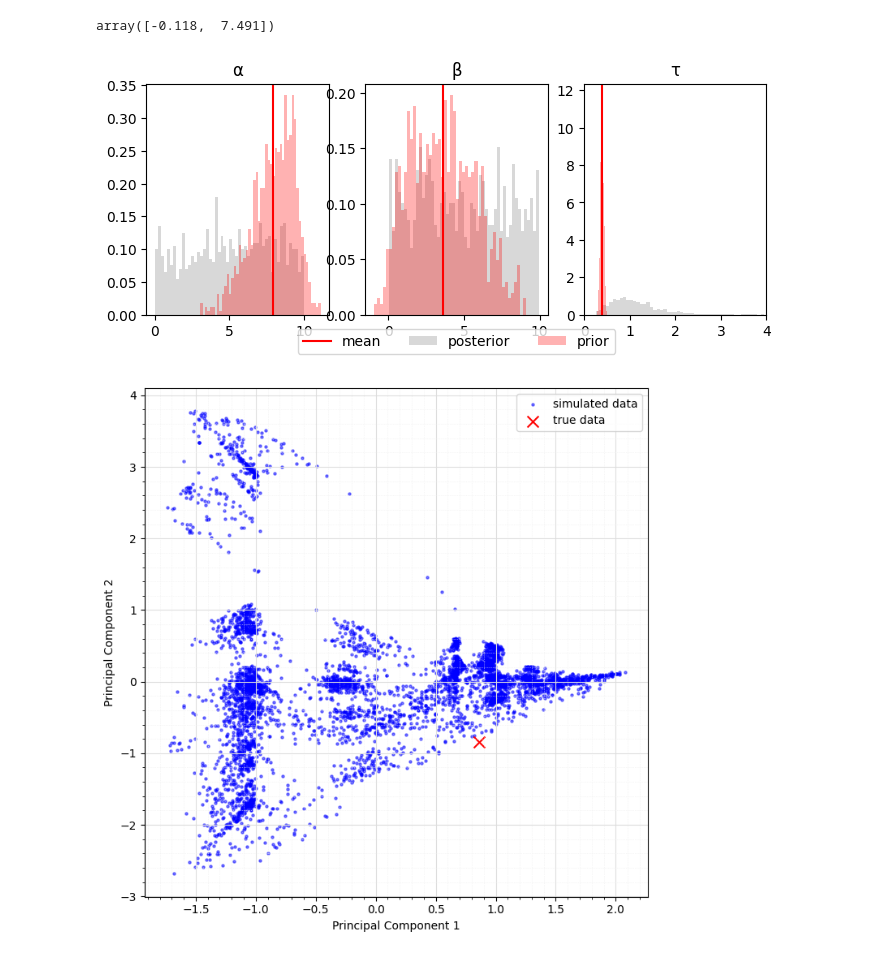
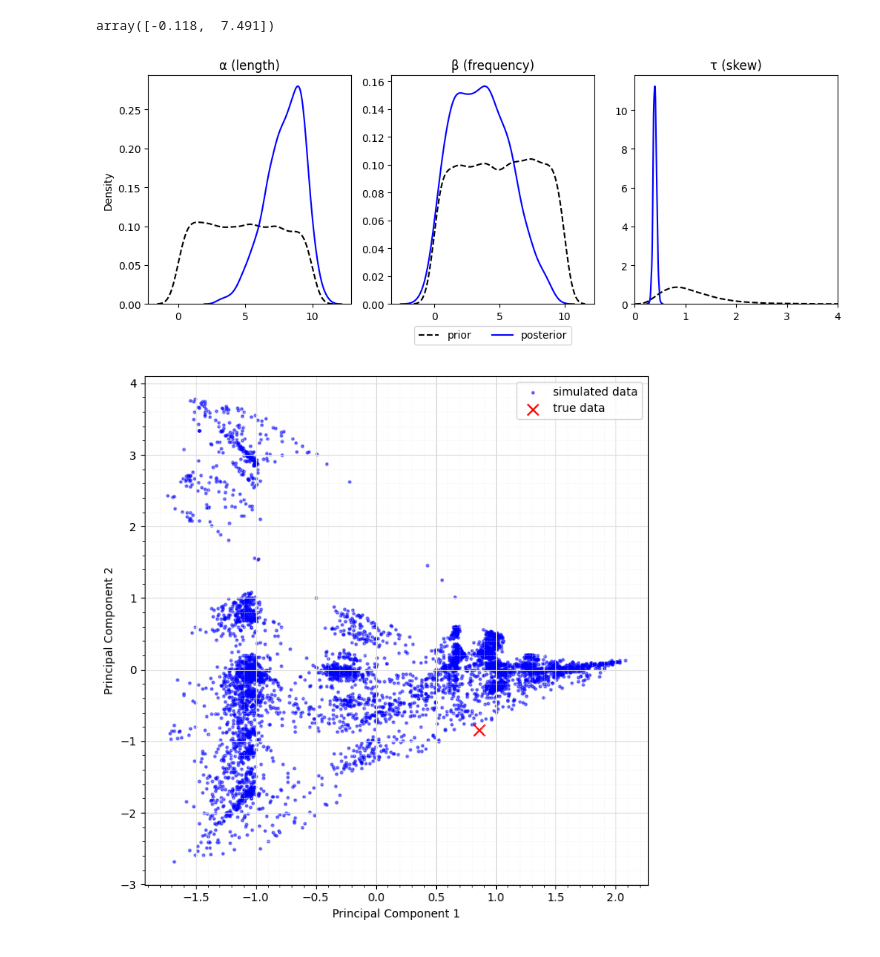
Before and after one commit to alexeykosh/2023-slovotvir-reuse-analysis, a Jupyter notebook: src/inference.ipynb, the cells around one changed output. Cells and saved outputs as stored; diff of their text form; code cells hidden in the pictures.

Commit message:
new plots

```diff
--- a/src/inference.ipynb
+++ b/src/inference.ipynb
@@ -209,37 +208,42 @@ array([-0.118,  7.491])
 # %%
 fig, axs = plt.subplots(1, 3, figsize=(12, 4))
-axs[0].hist(np.random.uniform(0, 10, 1000), bins=50, alpha=0.3, color='grey', density=True)
-axs[1].hist(np.random.uniform(0, 10, 1000), bins=50, alpha=0.3, color='grey', density=True)
-axs[2].hist(np.random.lognormal(0, sigma=0.5, size=1000), bins=50, alpha=0.3, color='grey', density=True)
 
-# Plot posteriors
-axs[0].hist(post_samples_[:, 0], bins=50, alpha=0.3, color='red', density=True)
-axs[1].hist(post_samples_[:, 1], bins=50, alpha=0.3, color='red', density=True)
-axs[2].hist(post_samples_[:, 2], bins=50, alpha=0.3, color='red', density=True)
+# Plot prior density
+sns.kdeplot(np.random.uniform(0, 10, 5000),
+            ax=axs[0], color='black', linestyle='--')
+sns.kdeplot(np.random.uniform(0, 10, 5000),
+            ax=axs[1], color='black', linestyle='--')
+sns.kdeplot(np.random.lognormal(0, sigma=0.5, size=5000),
+            ax=axs[2], color='black', linestyle='--')
 
-# plot posterior means
-axs[0].axvline(post_samples_[:, 0].mean(), color='red')
-axs[1].axvline(post_samples_[:, 1].mean(), color='red')
-axs[2].axvline(post_samples_[:, 2].mean(), color='red')
+# Plot posterior density
+sns.kdeplot(post_samples_[:, 0], ax=axs[0], color='blue')
+sns.kdeplot(post_samples_[:, 1], ax=axs[1], color='blue')
+sns.kdeplot(post_samples_[:, 2], ax=axs[2], color='blue')
+
+# remove y axis labels
+axs[0].set_ylabel('Density')
+axs[2].set_ylabel('')
+axs[1].set_ylabel('')
 
 # Set xlim for [2] to 0, 4
 axs[2].set_xlim(0, 4)
 
 # Set titles
-axs[0].set_title('α')
-axs[1].set_title('β')
-axs[2].set_title('τ')
+axs[0].set_title('α (length)')
+axs[1].set_title('β (frequency)')
+axs[2].set_title('τ (skew)')
 
 # Add legend below the subplots
-plt.legend(['mean', 'posterior', 'prior'], bbox_to_anchor=(-0.7, -0.2), loc='lower center', ncol=3)
+plt.legend(['prior', 'posterior'], bbox_to_anchor=(-0.7, -0.2), loc='lower center', ncol=3)
 
-# save to pdf
+# Save to pdf
 plt.savefig('posterior.pdf', bbox_inches='tight', pad_inches=0)
 
 # Show the plot
 plt.show()
 # %% [output]
-[figure, old version]
+[figure, new version]
 # %%
 # Perform PCA
 pca = PCA(n_components=2, whiten=True)
```
Also changed, not shown: parts of 2 cells of this notebook.
